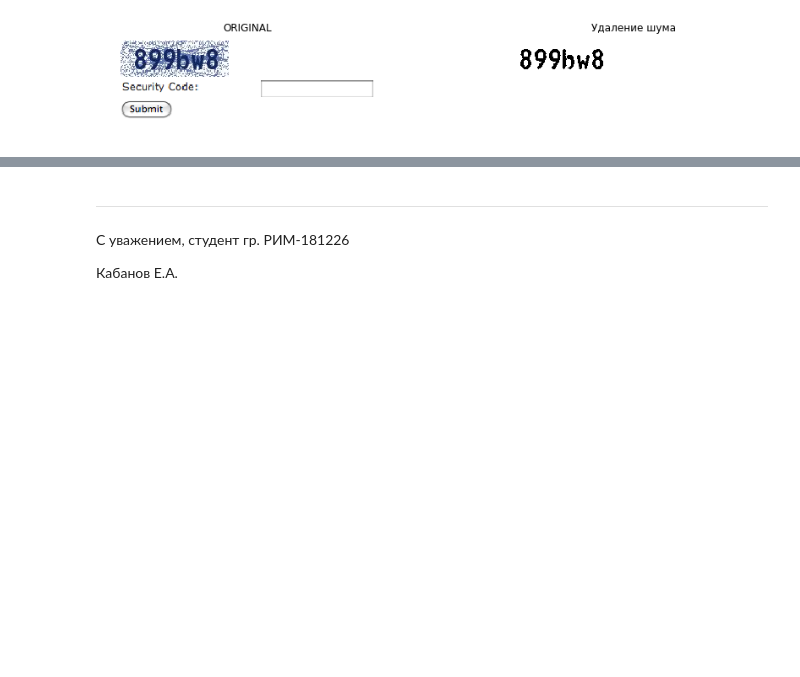
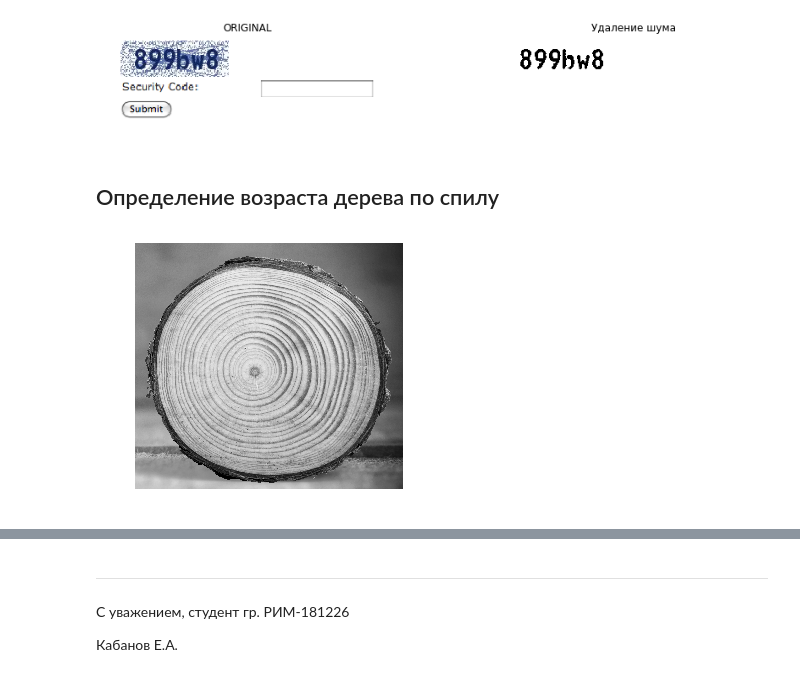
Before and after one commit to ghspbravo/MAPI, a Jupyter notebook: LR4/MAPI-LR4.ipynb, the cells around one changed output, grey strips where cells are left out. Drawn from its saved outputs; the diff is of its cells as text; code cells hidden in the pictures; blank space fills up the shorter version.

```diff
--- a/LR4/MAPI-LR4.ipynb
+++ b/LR4/MAPI-LR4.ipynb
@@ -145,3 +148,10 @@ compare_img(img8, calculate_error(rgb2gray(img8), (3,3), mode='closing'), 'ORIGI
 compare_img(img9, calculate_error(rgb2gray(img9)>0.3, mode='closing'), 'ORIGINAL', 'Удаление шума')
 # %% [output]
 [figure]
+# %% [markdown]
+## Определение возраста дерева по спилу
+# %%
+img11 = imread('11.jpg', 1)
+show_img(img11)
+# %% [output]
+[figure, added]
```
Also changed, not shown: parts of 11 cells of this notebook.
